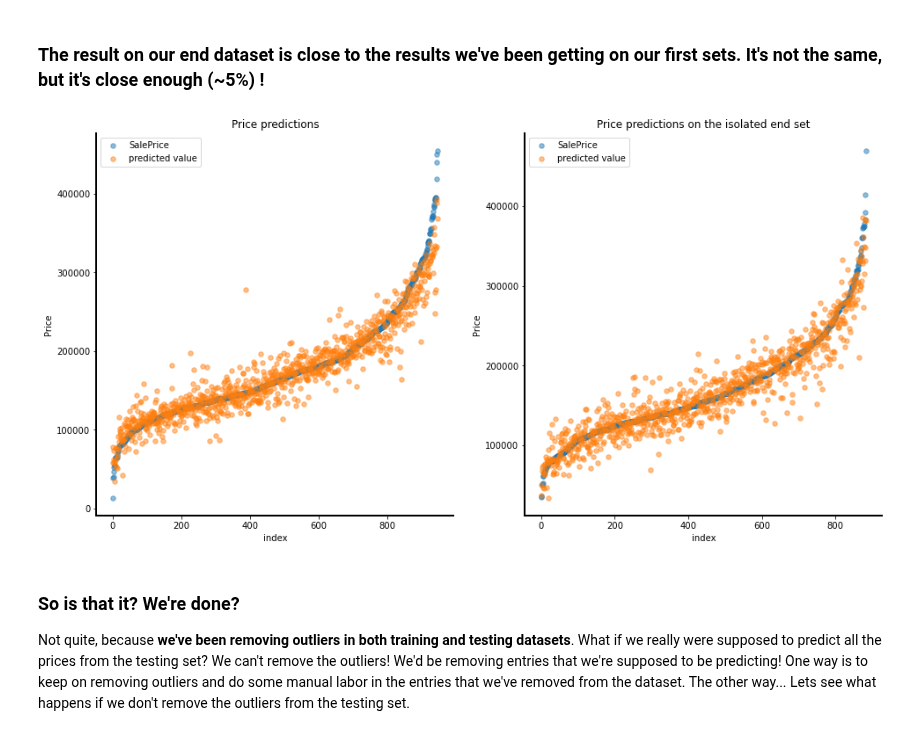
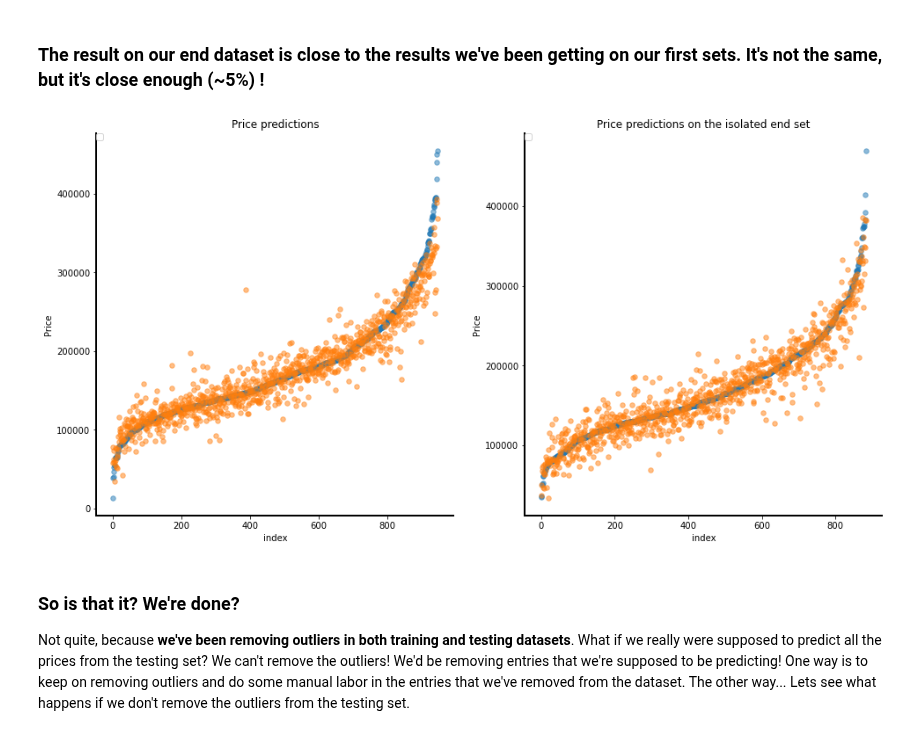
Before and after one commit to grumpyclimber/portfolio, a Jupyter notebook: ML_house_prices/houses_1-final.ipynb, the cells around one changed output. Drawn from its saved outputs; the diff is of its cells as text; code cells hidden in the pictures.

```diff
--- a/ML_house_prices/houses_1-final.ipynb
+++ b/ML_house_prices/houses_1-final.ipynb
@@ -620,17 +629,8 @@ rmse
 # %% [output]
 21436.11201687847
 # %%
-test['predicted'] = p1
-test = test.sort_values('SalePrice')
-test = test.reset_index()
-test = test.drop(columns='index')
-
 fig, ax = plt.subplots(figsize=(16,8))
-plt.scatter(test.index, test['SalePrice'], s=30, alpha=0.5, label='SalePrice')
-plt.scatter(test.index, test['predicted'], s=30, alpha=0.5, label='predicted')
-spines(ax,yl='price',xl='index')
-plt.title('Predcitions')
-plt.legend()
-
+scatter_results(test,p1)
+spines(ax,yl='price',xl='index', title='Predcition results')
 plt.show()
 # %% [output]
@@ -699,24 +699,14 @@ rmse
 # %%
 fig, ax = plt.subplots(figsize=(16,8))
 ax1 = plt.subplot(121)
-plt.scatter(test.index, test['SalePrice'], s=30, alpha=0.5, label='SalePrice')
-plt.scatter(test.index, test['predicted'], s=30, alpha=0.5, label='predicted value')
+scatter_results(test,p1)
 spines(ax1,yl='Price',xl='index', title='Price predictions')
-plt.legend()
-
 ax2 = plt.subplot(122)
-test_end['predicted'] = p2
-test_end = test_end.sort_values('SalePrice')
-test_end = test_end.reset_index()
-test_end = test_end.drop(columns='index')
-
-plt.scatter(test_end.index, test_end['SalePrice'], s=30, alpha=0.5, label='SalePrice')
-plt.scatter(test_end.index, test_end['predicted'], s=30, alpha=0.5, label='predicted value')
+scatter_results(test_end,p2)
 spines(ax2,yl='Price',xl='index', title='Price predictions on the isolated end set')
-plt.legend()
 plt.show()
 # %% [output]
-[figure, old version]
+[figure, new version]
 # %% [markdown]
 
 ### So is that it? We're done?
```
Also changed, not shown: parts of 15 cells of this notebook.
